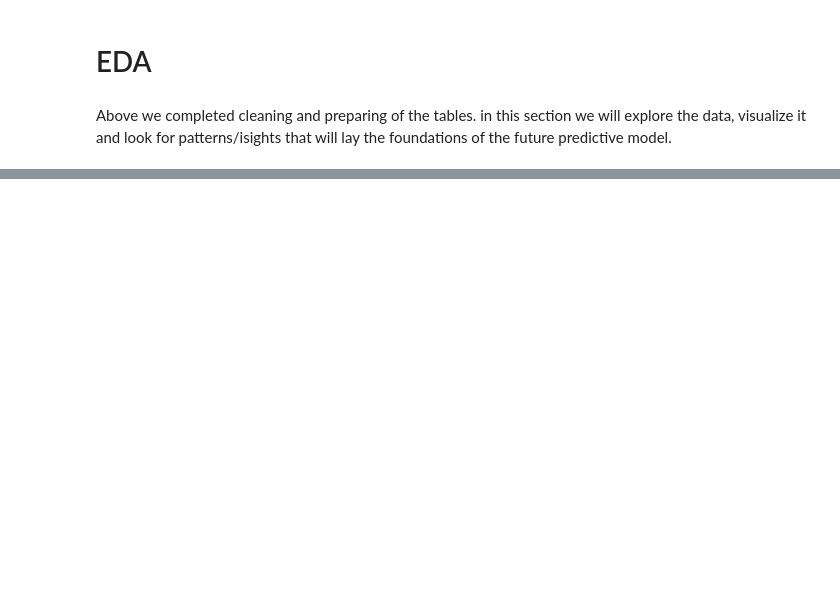
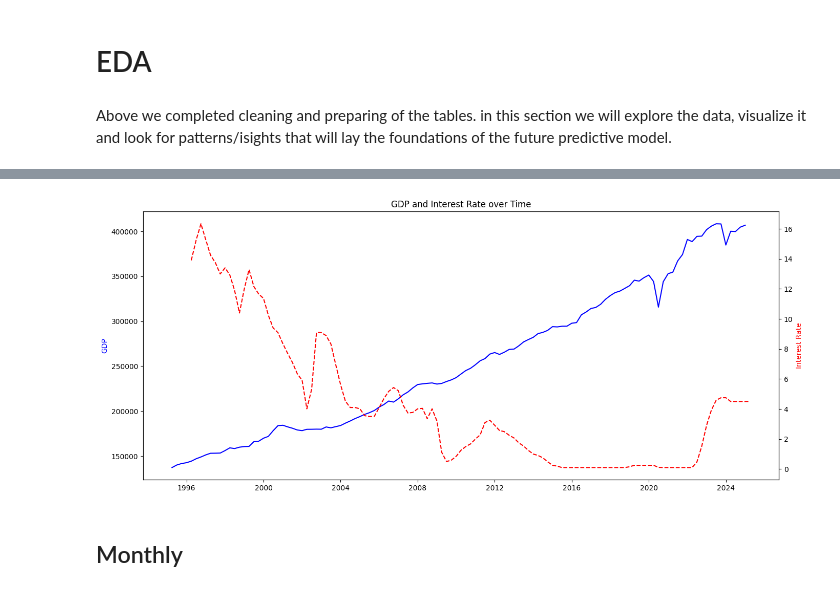
Before and after one commit to EladBenjo/gdp_nowcasting_seminar, a Jupyter notebook: Notebooks/gdp_nowcasting.ipynb, the cells around one changed output, grey strips where cells are left out. Drawn from its saved outputs; the diff is of its cells as text; code cells hidden in the pictures; blank space fills up the shorter version.

```diff
--- a/Notebooks/gdp_nowcasting.ipynb
+++ b/Notebooks/gdp_nowcasting.ipynb
@@ -681,0 +943,2 @@ series_data = market_data.fetch_series(tickers, start='1995-01-01')
+# %%
+quarterly_df = pd.read_pickle('/content/drive/MyDrive/gdp_nowcasting_seminar/Data/pickles/merged/quarterly_data.pkl')
@@ -758,0 +989,16 @@ print(f"Number of rows after removing missing dates: {len(data_frames['macro_mon
+# %%
+import matplotlib.pyplot as plt
+
+fig, ax1 = plt.subplots(figsize=(14, 6))
+ax1.plot(quarterly_df.index, quarterly_df['GDP'], label='GDP', color='blue')
+ax1.set_ylabel('GDP', color='blue')
+
+ax2 = ax1.twinx()
+ax2.plot(quarterly_df.index, quarterly_df['Intrest_rate'], label='Interest Rate', color='red', linestyle='--')
+ax2.set_ylabel('Interest Rate', color='red')
+
+plt.title('GDP and Interest Rate over Time')
+fig.tight_layout()
+plt.show()
+# %% [output]
+[figure, added]
@@ -758,0 +1007,2 @@ print(f"Number of rows after removing missing dates: {len(data_frames['macro_mon
+# %% [markdown]
+## Monthly
```
Also changed, not shown: parts of 81 cells of this notebook, 4 other files.
